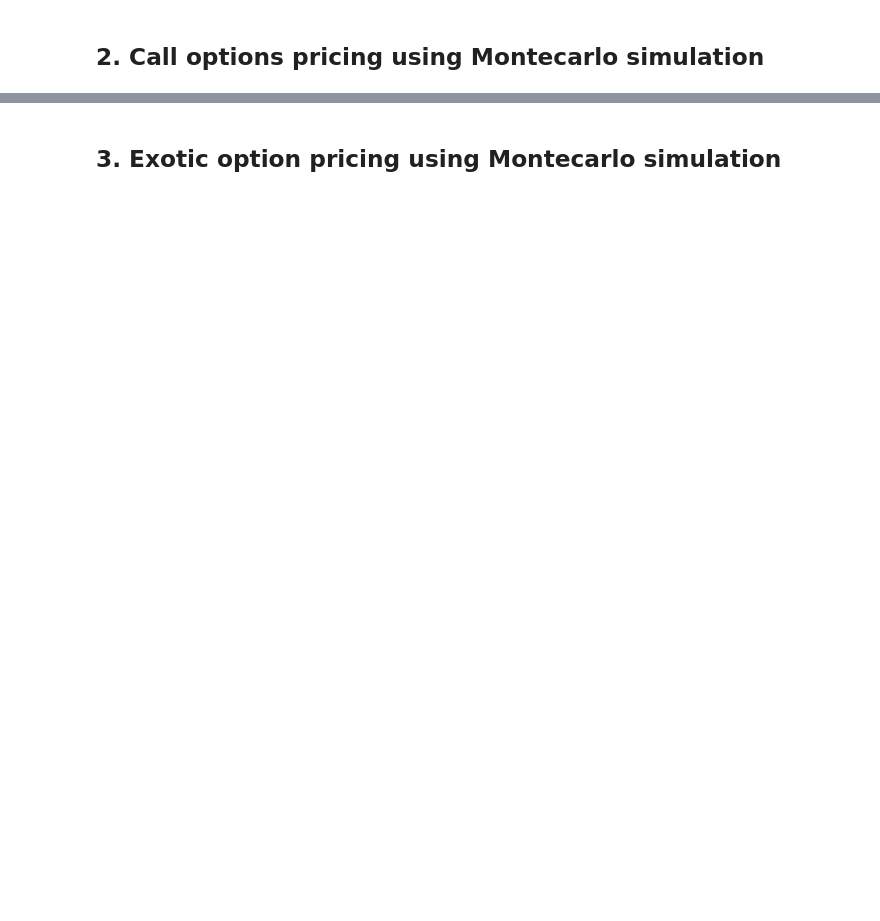
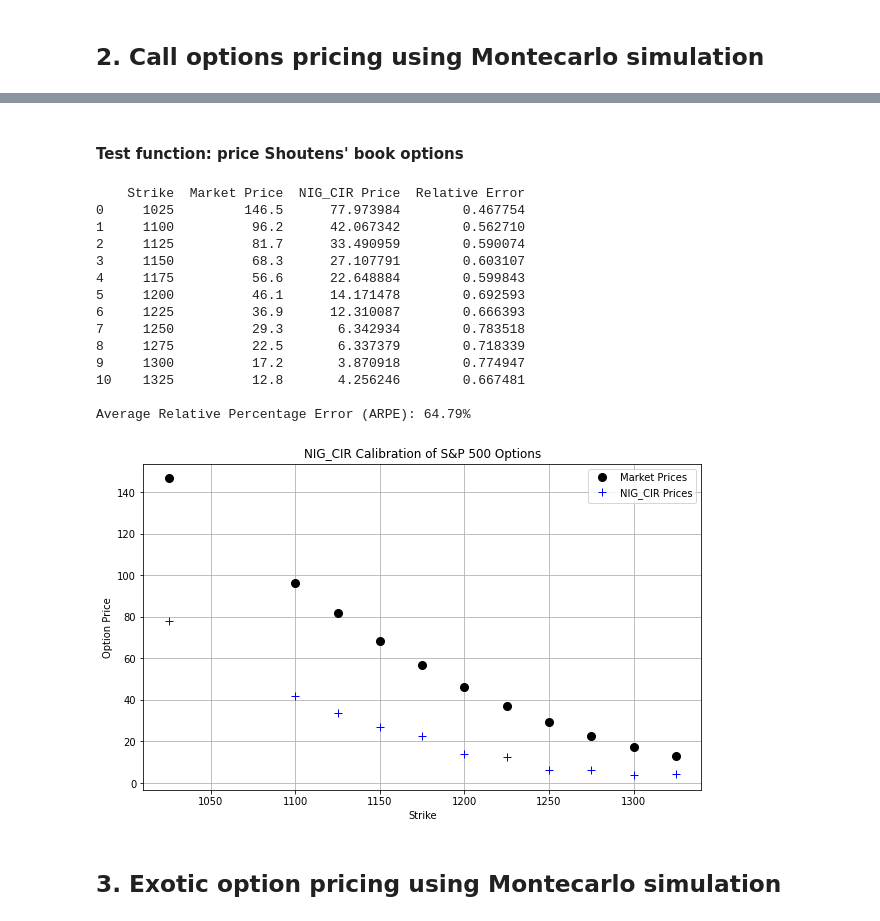
Before and after one commit to FabbriSimo001/LPA_Stochastic_Volatility, a Jupyter notebook: LPA-Group_Assignment.ipynb, the cells around one changed output, grey strips where cells are left out. Cells and saved outputs as stored; diff of their text form; code cells hidden in the pictures; blank space fills up the shorter version.

```diff
--- a/LPA-Group_Assignment.ipynb
+++ b/LPA-Group_Assignment.ipynb
@@ -376,2 +492,81 @@ plt.show()
+# %%
+def get_montecarlo_nig_cir_call(kappa, eta, lambda_, y0, T, N, alpha, beta, delta, r, q, u, strike, num_paths):
+    u = -1*delta*(math.sqrt(alpha*alpha-(beta+1)**2) - math.sqrt(alpha*alpha-beta*beta)) #New u* for the risk-neutral correction
+    payoffs=[]
+    # Simulate each path
+    for i in range(num_paths):
+        # Generate a new set of daily log returns for this trajectory
+        time, levy_process = get_NIG_CIR(kappa, eta, lambda_, y0, T, N, alpha, beta, delta)
+        risk_neutral_ =  risk_neutral (r, q, u, T, kappa, eta, lambda_, y0)
+        prices = starting_price * np.exp(levy_process) * risk_neutral_
+        if prices[-1]>strike:
+            payoffs.append(prices[-1]-strike)
+        else:
+            payoffs.append(0)
+    return statistics.mean(payoffs)
+# %% [markdown]
+#### Test function: price Shoutens' book options
+# %%
+#Consider the call options with maturity March 2003 in page 155 Shoutens's Book
+strikes=[1025, 1100, 1125, 1150, 1175, 1200, 1225, 1250, 1275, 1300, 1325]
+market_prices=[146.50, 96.20, 81.70, 68.30, 56.60, 46.10, 36.90, 29.30, 22.50, 17.20, 12.80]
+#NIG_CIR paramters estimated by shoutens
+#NIG_CIR Parameters
+kappa = 0.5391     # Mean reversion speed
+eta = 1.5746       # Long-term mean
+lambda_ = 1.8772   # Volatility
+y0 = 1     # Initial value
+T = 11/12       # Time horizon
+N = 231      # Number of time steps
+alpha = 18.4815 #Tail heaviness parameter for the NIG process.
+beta = -4.8412 #Asymmetry parameter for the NIG process.
+delta = 0.4685 #Scale parameter for the NIG process.
+starting_price = 1124.47
+r = 0.019
+q = 0.012
+num_paths = 1000  # Number of trajectories
+#Compute the ARPE
+# Calculate Black-Scholes prices
+nig_cir_prices = [get_montecarlo_nig_cir_call(kappa, eta, lambda_, y0, T, N, alpha, beta, delta, r, q, u, K, num_paths) for K in strikes]
+# Create a DataFrame with strikes, market prices, and Black-Scholes prices
+data = {
+    'Strike': strikes,
+    'Market Price': market_prices,
+    'NIG_CIR Price': nig_cir_prices
+}
+df = pd.DataFrame(data)
+# Calculate Average Relative Percentage Error (ARPE)
+df['Relative Error'] = abs((df['Market Price'] - df['NIG_CIR Price']) / df['Market Price'])
+ARPE = df['Relative Error'].mean() * 100  # Convert to percentage
+print(df)
+print(f"\nAverage Relative Percentage Error (ARPE): {ARPE:.2f}%")
+#Plot similar to Shoutens' book
+# Plotting
+plt.figure(figsize=(10, 6))
+plt.plot(df['Strike'], df['Market Price'], 'o', label='Market Prices', markersize=8, color='black')  # Circles for market prices
+plt.plot(df['Strike'], df['NIG_CIR Price'], '+', label='NIG_CIR Prices', markersize=8, color='blue')  # Plus symbols for BS prices
+# Labels and title
+plt.xlabel('Strike')
+plt.ylabel('Option Price')
+plt.title('NIG_CIR Calibration of S&P 500 Options')
+plt.legend()
+plt.grid(True)
+plt.show()
+# %% [output]
+    Strike  Market Price  NIG_CIR Price  Relative Error
+0     1025         146.5      77.973984        0.467754
+1     1100          96.2      42.067342        0.562710
+2     1125          81.7      33.490959        0.590074
+3     1150          68.3      27.107791        0.603107
+4     1175          56.6      22.648884        0.599843
+5     1200          46.1      14.171478        0.692593
+6     1225          36.9      12.310087        0.666393
+7     1250          29.3       6.342934        0.783518
+8     1275          22.5       6.337379        0.718339
+9     1300          17.2       3.870918        0.774947
+10    1325          12.8       4.256246        0.667481
+
+Average Relative Percentage Error (ARPE): 64.79%
+[figure, added]
 # %% [markdown]
 ## 3. Exotic option pricing using Montecarlo simulation
```
Also changed, not shown: parts of 12 cells of this notebook.
